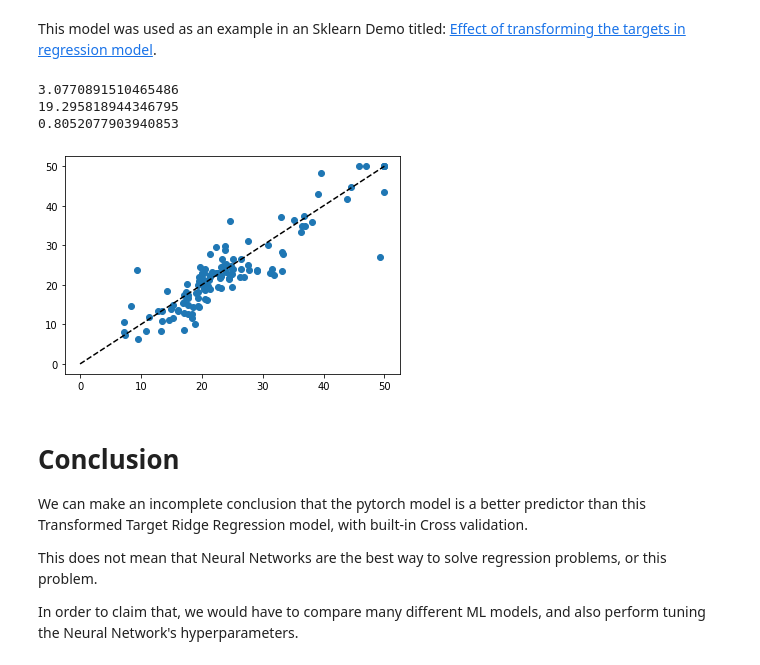
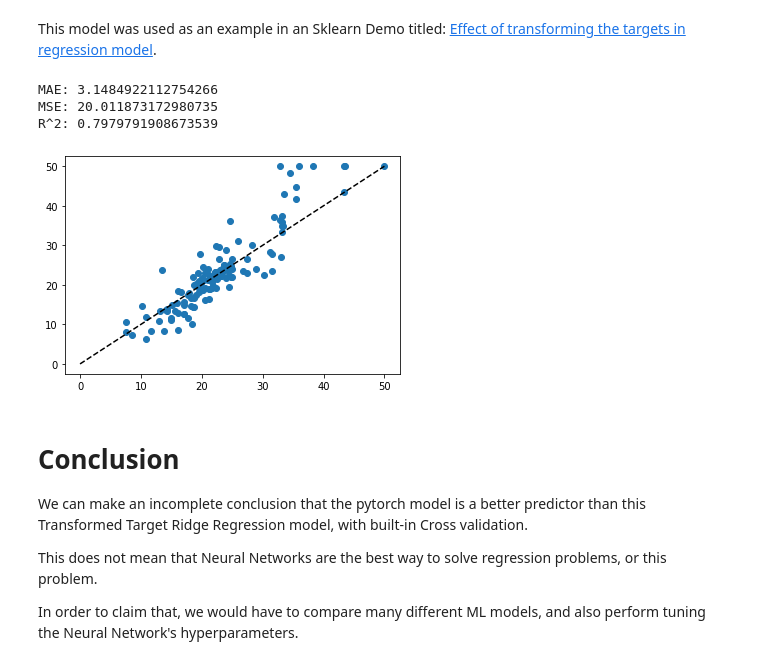
Before and after one commit to Carlos-Muniz/Boston-Housing-Regression, a Jupyter notebook: Boston_Housing_Regression.ipynb, the cells around one changed output. Cells and saved outputs as stored; diff of their text form; code cells hidden in the pictures.

```diff
--- a/Boston_Housing_Regression.ipynb
+++ b/Boston_Housing_Regression.ipynb
@@ -203,36 +205,25 @@ This model was used as an example in an Sklearn Demo titled: [Effect of transfor
 # %%
 from sklearn.compose import TransformedTargetRegressor
 from sklearn.linear_model import RidgeCV
-from sklearn.datasets import load_boston
 from sklearn.preprocessing import QuantileTransformer
-from sklearn.model_selection import train_test_split
-
-dataset = load_boston()
-target = np.array(dataset.feature_names) == "DIS"
-# X = dataset.data[:, np.logical_not(target)]
-X = dataset.data
-# y = dataset.data[:, target].squeeze()
-y = dataset.target
-
-X_train, X_test, y_train, y_test = train_test_split(X, y, random_state=1)
 
 regr_trans = TransformedTargetRegressor(
     regressor=RidgeCV(),
     transformer=QuantileTransformer(
         n_quantiles=300, output_distribution='normal'))
 
 regr_trans.fit(X_train, y_train)
 y_pred = regr_trans.predict(X_test)
 plt.scatter(y_pred, y_test)
 plt.plot([0, 50], [0, 50], '--k')
-print("MAE:", mean_absolute_error(y_true, y_pred))
-print("MSE:", mean_squared_error(y_true, y_pred))
-print("R^2:", r2_score(y_true, y_pred))
+print("MAE:", mean_absolute_error(y_test, y_pred))
+print("MSE:", mean_squared_error(y_test, y_pred))
+print("R^2:", r2_score(y_test, y_pred))
 # %% [output]
-3.0770891510465486
-19.295818944346795
-0.8052077903940853
+MAE: 3.1484922112754266
+MSE: 20.011873172980735
+R^2: 0.7979791908673539
-[figure, old version]
+[figure, new version]
 # %% [markdown]
 # Conclusion
 
```
Also changed, not shown: parts of 8 cells of this notebook.
